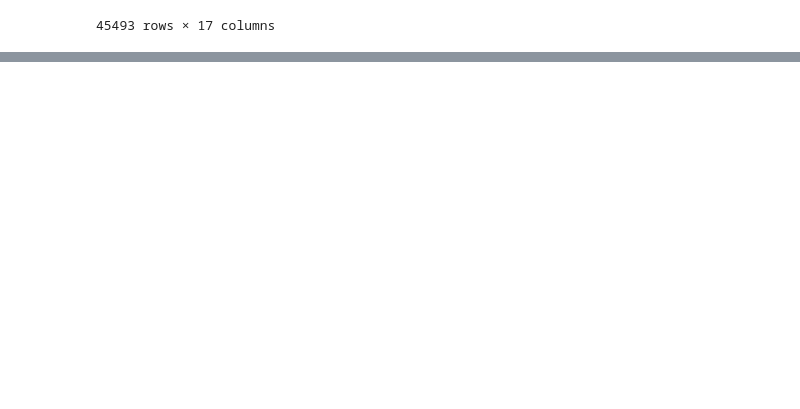
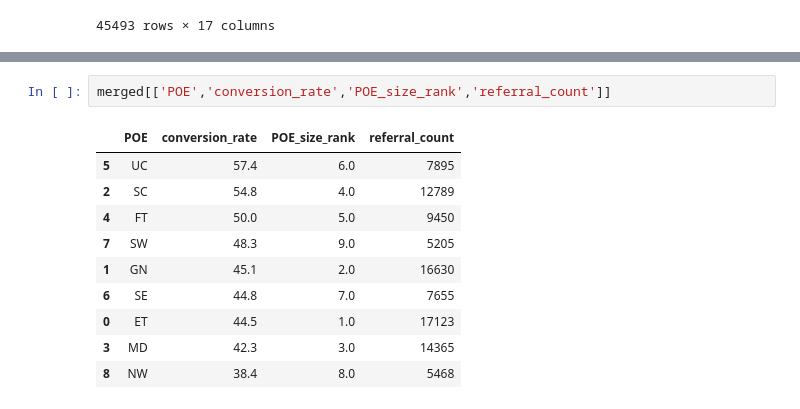
Before and after one commit to NSS-Full-Time-Data-Analytics-7/teis_project-ursula, a Jupyter notebook: Q3_Colin.ipynb, the cells around one changed output, grey strips where cells are left out. Cells and saved outputs as stored; diff of their text form; blank space fills up the shorter version.

```diff
--- a/Q3_Colin.ipynb
+++ b/Q3_Colin.ipynb
@@ -123,0 +127,13 @@ merged[['POE', 'ISFP_conversion_rank','POE_ISFP_pct','POE_makeup_rank','POE_make
+# %%
+merged[['POE','conversion_rate','POE_size_rank','referral_count']]
+# %% [output]
+|  | POE | conversion_rate | POE_size_rank | referral_count |
+| 5 | UC | 57.4 | 6.0 | 7895 |
+| 2 | SC | 54.8 | 4.0 | 12789 |
+| 4 | FT | 50.0 | 5.0 | 9450 |
+| 7 | SW | 48.3 | 9.0 | 5205 |
+| 1 | GN | 45.1 | 2.0 | 16630 |
+| 6 | SE | 44.8 | 7.0 | 7655 |
+| 0 | ET | 44.5 | 1.0 | 17123 |
+| 3 | MD | 42.3 | 3.0 | 14365 |
+| 8 | NW | 38.4 | 8.0 | 5468 |
```
Also changed, not shown: parts of 6 cells of this notebook, 2 other files.
